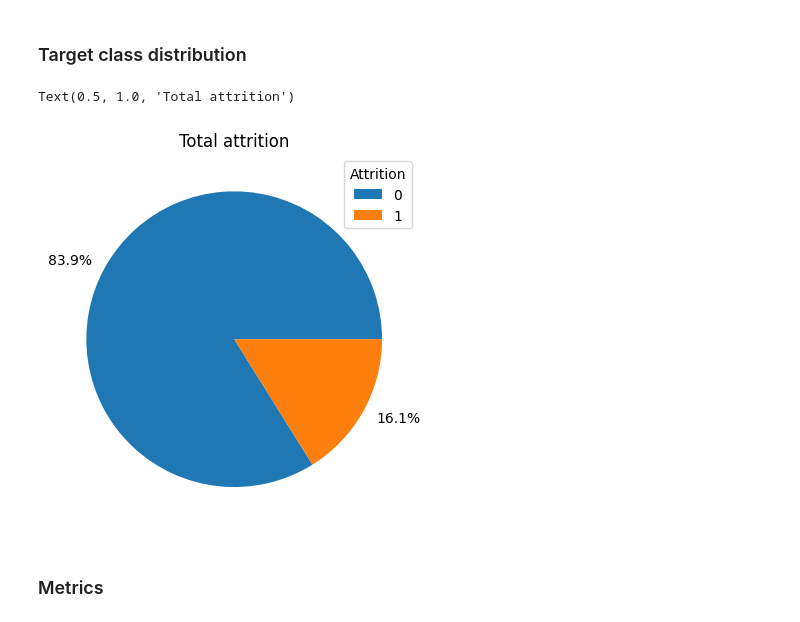
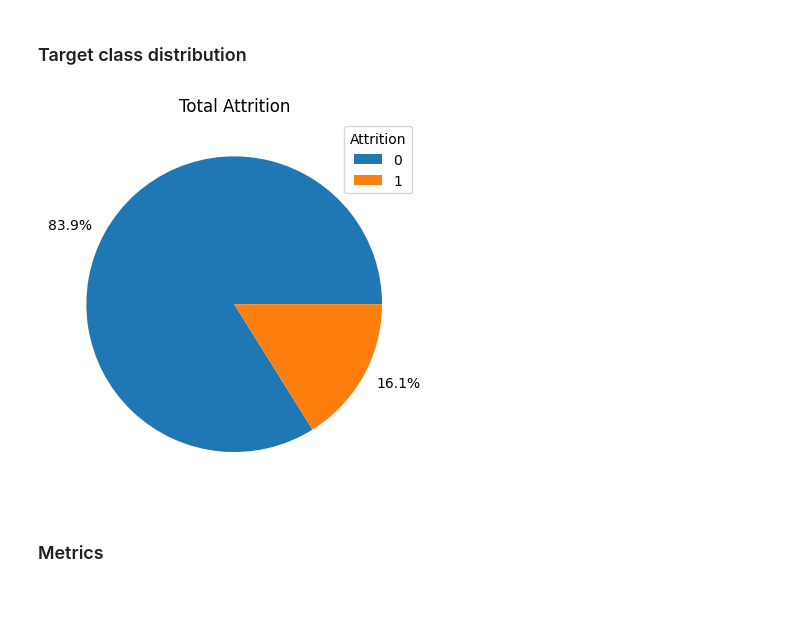
Before and after one commit to ChristianStackfuel/HR_attrition, a Jupyter notebook: notebooks/02_EDA.ipynb, the cells around one changed output. Drawn from its saved outputs; the diff is of its cells as text; code cells hidden in the pictures.

Commit message:
EDA: pie plot from script

```diff
--- a/notebooks/02_EDA.ipynb
+++ b/notebooks/02_EDA.ipynb
@@ -177,20 +179,10 @@ print(total_rate)
 0.16122448979591836
 # %% [markdown]
 ### Target class distribution
-# %%
-# plot total attrition rate
-crosstab = pd.crosstab(df["Attrition"], "Attrition", normalize="columns")
-class_rates = crosstab['Attrition']
-
-fig, ax = plt.subplots()
-ax.pie(class_rates, labels=[f'{p:.1%}' for p in class_rates])
-ax.legend(crosstab.index, title='Attrition', loc='best')
-ax.set_title("Total attrition")
-
-# fig.savefig("../images/total_attrition.png")
-# %% [output]
-Text(0.5, 1.0, 'Total attrition')
-[figure, removed]
+# %%
+cat_pie(df, "Attrition", save_as="../images/attrition_pie.png")
+# %% [output]
+[figure, added]
 # %% [markdown]
 ### Metrics
 # %% [markdown]
```
Also changed, not shown: parts of 1 cell of this notebook, 2 other files.
